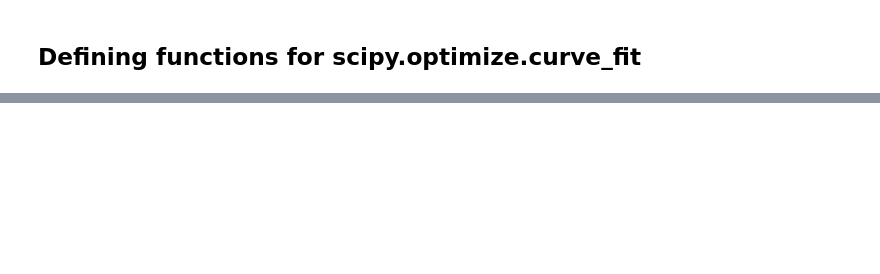
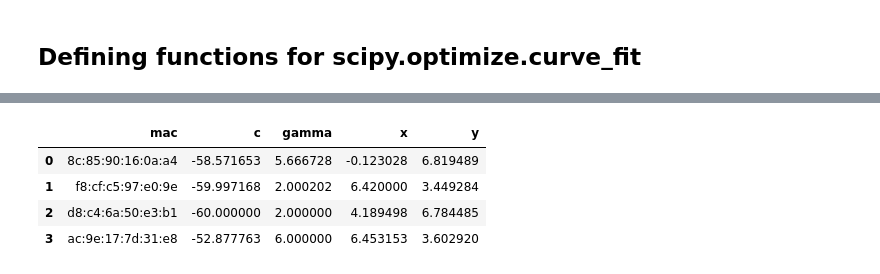
Before and after one commit to ratulesrar3/mobilecomputing, a Jupyter notebook: lab2/lab2.ipynb, the cells around one changed output, grey strips where cells are left out. Saved outputs shown, nothing was run; the diff lists cells and outputs as text; code cells hidden in the pictures; blank space fills up the shorter version.

```diff
--- a/lab2/lab2.ipynb
+++ b/lab2/lab2.ipynb
@@ -91,0 +121,8 @@ array([-60.        ,   2.        ,   4.66652953,   6.78223933])
+# %%
+fit(dfs, 4)
+# %% [output]
+|  | mac | c | gamma | x | y |
+| 0 | 8c:85:90:16:0a:a4 | -58.571653 | 5.666728 | -0.123028 | 6.819489 |
+| 1 | f8:cf:c5:97:e0:9e | -59.997168 | 2.000202 | 6.420000 | 3.449284 |
+| 2 | d8:c4:6a:50:e3:b1 | -60.000000 | 2.000000 | 4.189498 | 6.784485 |
+| 3 | ac:9e:17:7d:31:e8 | -52.877763 | 6.000000 | 6.453153 | 3.602920 |
```
Also changed, not shown: parts of 41 cells of this notebook.
